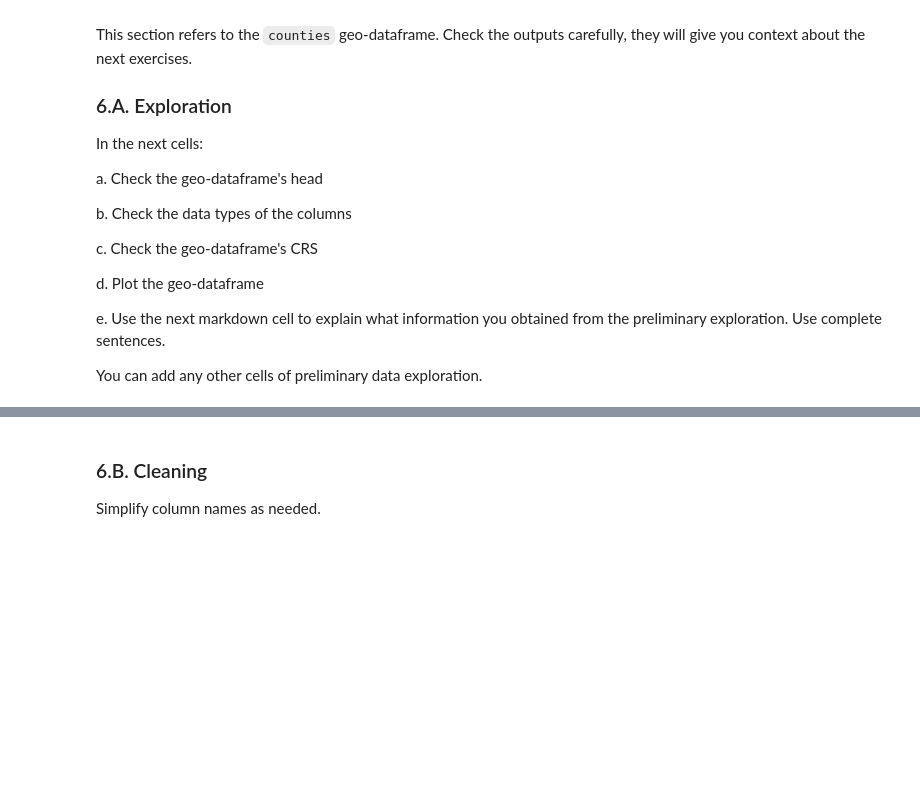
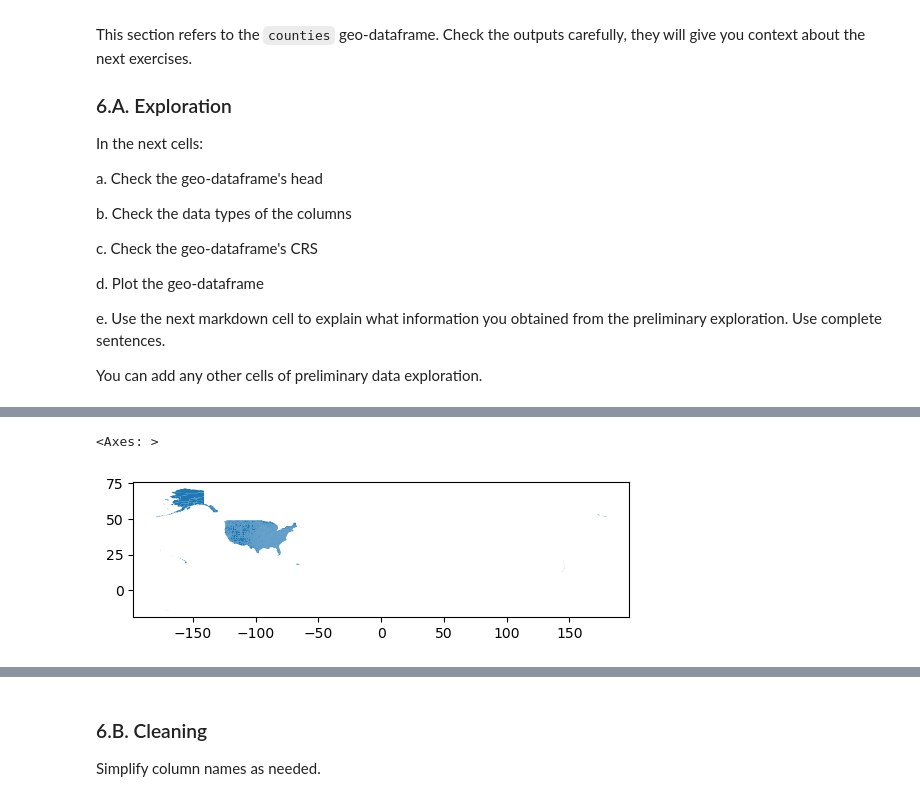
Before and after one commit to edengonzalezz/eds220-hwk3, a Jupyter notebook: hwk3-task2-spills.ipynb, the cells around one changed output, grey strips where cells are left out. Drawn from its saved outputs; the diff is of its cells as text; code cells hidden in the pictures; blank space fills up the shorter version.

```diff
--- a/hwk3-task2-spills.ipynb
+++ b/hwk3-task2-spills.ipynb
@@ -119,3 +112,9 @@ counties = ...
+# %%
+fp = os.path.join('data','Spill_Incidents_20261102.csv')
+spills = pd.read_csv(fp)
+
+fp = os.path.join('data','tl_2026_us_county', 'tl_2026_us_county.shp')
+counties = gpd.read_file(fp)
 # %% [markdown]
 <!-- BEGIN QUESTION -->
 
@@ -247,2 +429,6 @@ _Type your answer here, replacing this text._
 # %%
 # d
+counties.plot()
+# %% [output]
+<Axes: >
+[figure, added]
```
Also changed, not shown: parts of 27 cells of this notebook.
